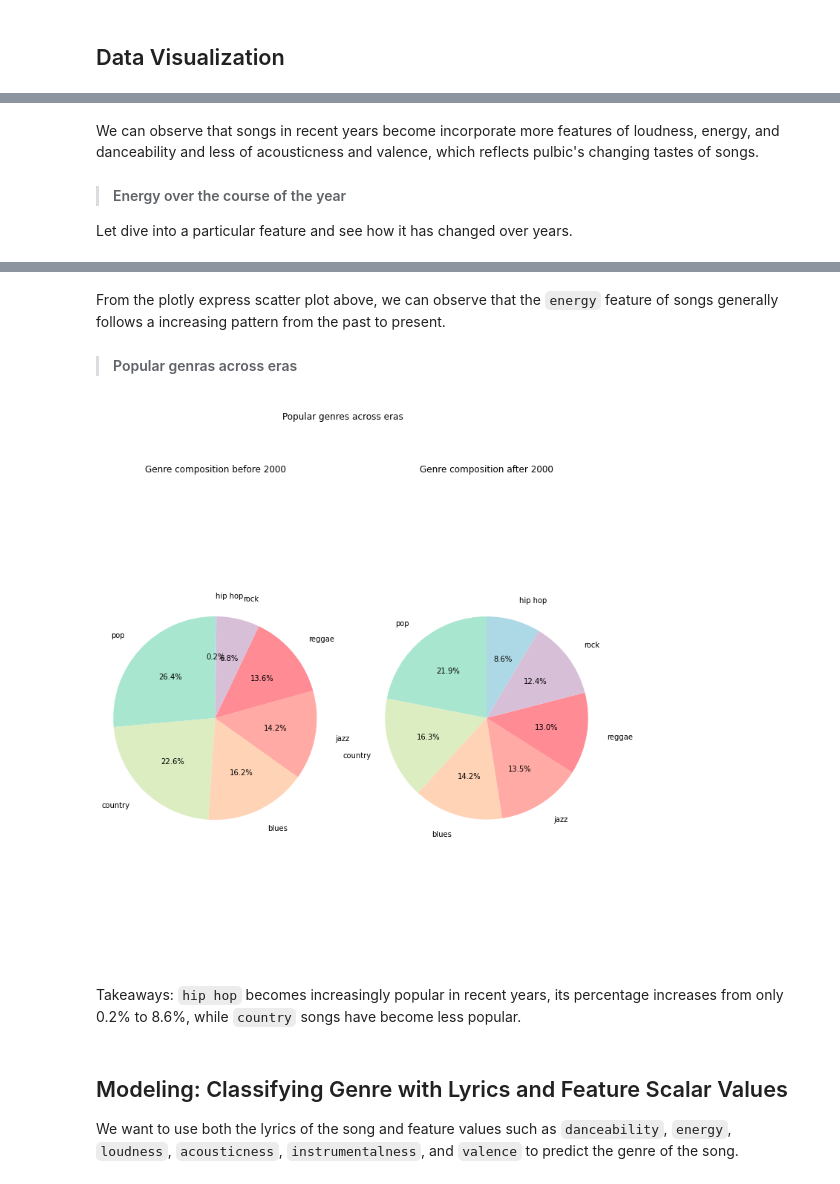
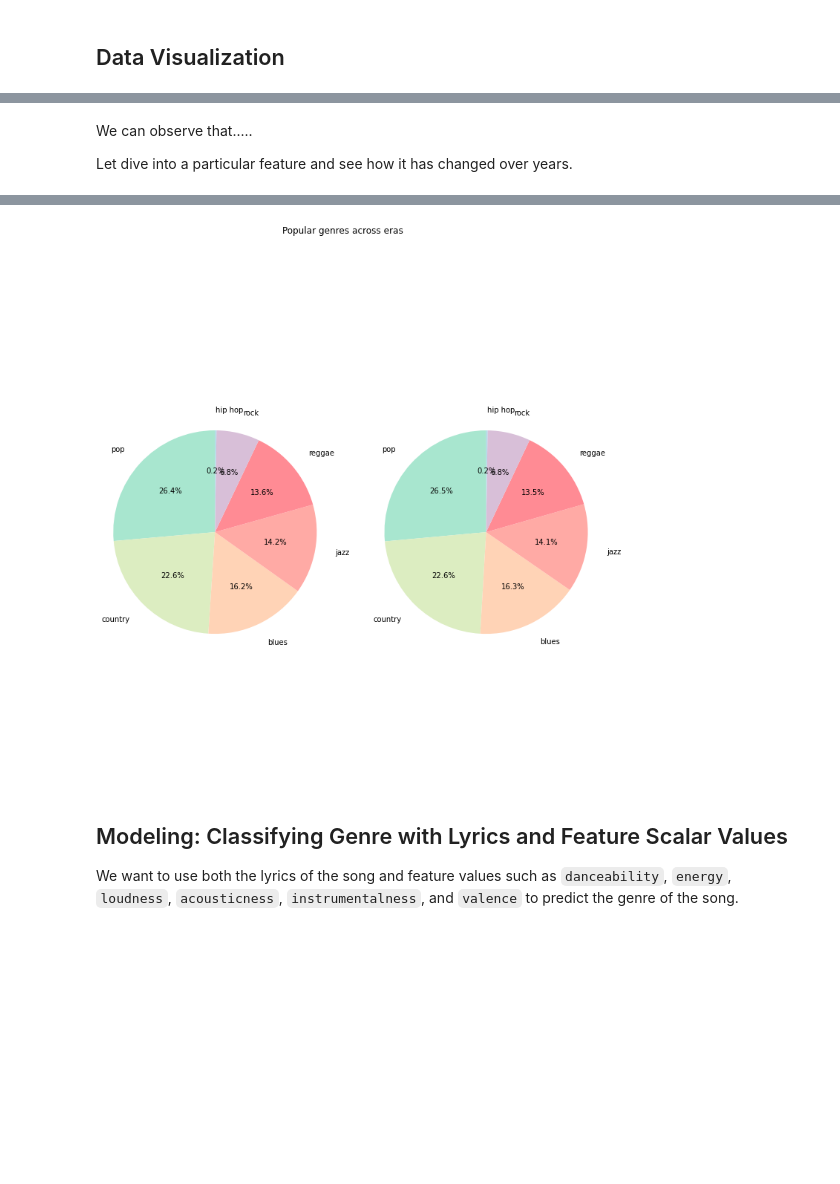
Before and after one commit to jiahao303/music-classifier, a Jupyter notebook: Music_Classifier_Dec_3_Ver2.ipynb, the cells around one changed output, grey strips where cells are left out. Drawn from its saved outputs; the diff is of its cells as text; code cells hidden in the pictures; blank space fills up the shorter version.

```diff
--- a/Music_Classifier_Dec_3_Ver2.ipynb
+++ b/Music_Classifier_Dec_3_Ver2.ipynb
@@ -105,8 +102,6 @@ plt.legend(loc='best', bbox_to_anchor=(0.1, 0.1))
 # %% [markdown]
-We can observe that songs in recent years become incorporate more features of loudness, energy, and danceability and less of acousticness and valence, which reflects pulbic's changing tastes of songs.
+We can observe that.....
 
-
-> #### Energy over the course of the year
 Let dive into a particular feature and see how it has changed over years.
 # %%
 px.scatter(x='release_date', y='energy', data_frame=df,
@@ -114,37 +109,28 @@ px.scatter(x='release_date', y='energy', data_frame=df,
 # %% [output]
 [interactive output not drawn]
-# %% [markdown]
-From the plotly express scatter plot above, we can observe that the `energy` feature of songs generally follows a increasing pattern from the past to present.
-
-
-> #### Popular genras across eras
 # %%
 labels = list(df[df["release_date"] <= 2000]['genre'].unique())[:]
 sizes = df[df["release_date"] <= 2000]['genre'].value_counts()[:]
 colors = ['#a8e6cf', '#dcedc1', '#ffd3b6', '#ffaaa5', '#ff8b94', 'thistle', 'lightblue']
 
 fig, (ax1, ax2) = plt.subplots(1, 2, figsize=(12,12))
 fig.suptitle("Popular genres across eras")
 #fig = plt.figure(figsize = (10, 10))
 ax1.pie(sizes, labels=labels, colors=colors, autopct='%1.1f%%', labeldistance = 1.2,
         shadow=False, startangle=90)
-ax1.title.set_text('Genre composition before 2000')
 ax1.axis('equal')
 ax1.set_ylabel("")
 
-labels2 = list(df[df["release_date"] > 2000]['genre'].unique())[:]
-sizes2 = df[df["release_date"] > 2000]['genre'].value_counts()[:]
+labels2 = list(df[df["release_date"] < 2000]['genre'].unique())[:]
+sizes2 = df[df["release_date"] < 2000]['genre'].value_counts()[:]
 colors = ['#a8e6cf', '#dcedc1', '#ffd3b6', '#ffaaa5', '#ff8b94', 'thistle', 'lightblue']
 ax2.pie(sizes2, labels=labels2, colors=colors, autopct='%1.1f%%', labeldistance = 1.2,
         shadow=False, startangle=90)
-ax2.title.set_text('Genre composition after 2000')
 ax2.axis('equal')
 ax2.set_ylabel("")
 plt.show()
 # %% [output]
-[figure, old version]
+[figure, new version]
-# %% [markdown]
-Takeaways: `hip hop` becomes increasingly popular in recent years, its percentage increases from only 0.2% to 8.6%, while `country` songs have become less popular.
 # %% [markdown]
 ## Modeling: Classifying Genre with Lyrics and Feature Scalar Values
 We want to use both the lyrics of the song and feature values such as `danceability`, `energy`, `loudness`, `acousticness`, `instrumentalness`, and `valence` to predict the genre of the song.
```
Also changed, not shown: parts of 12 cells of this notebook, 1 other file.
